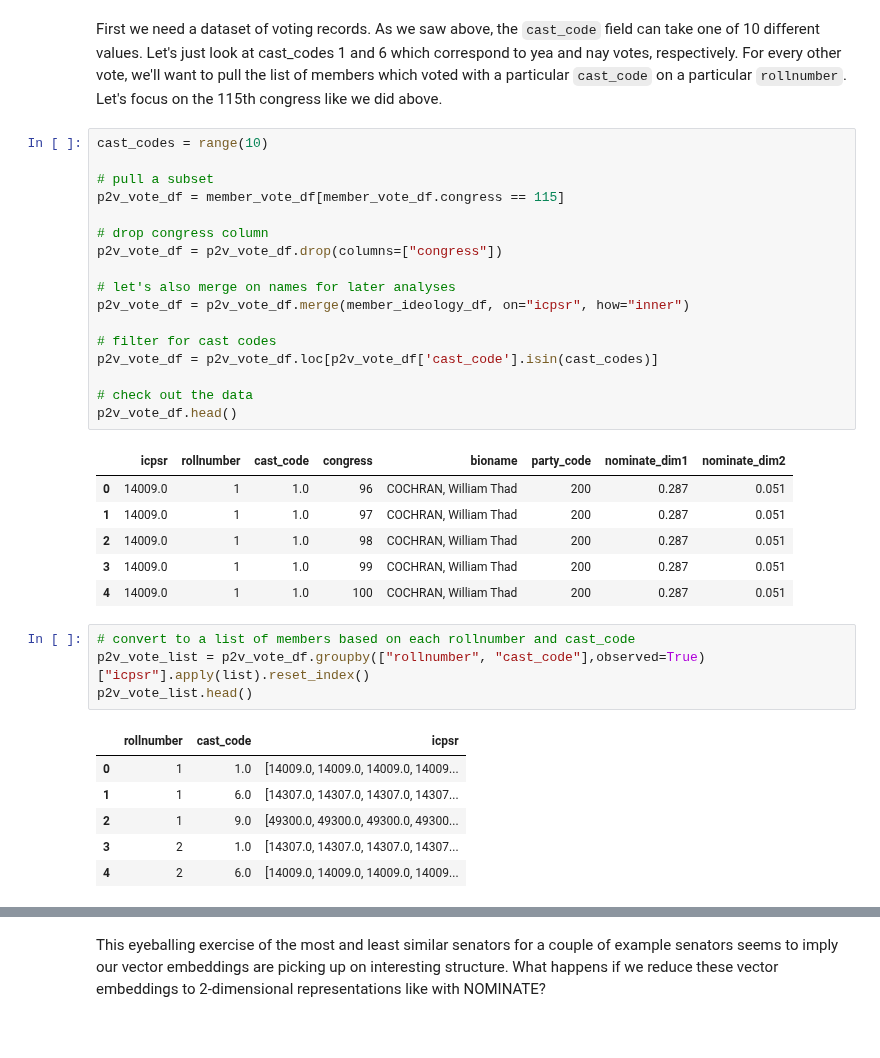
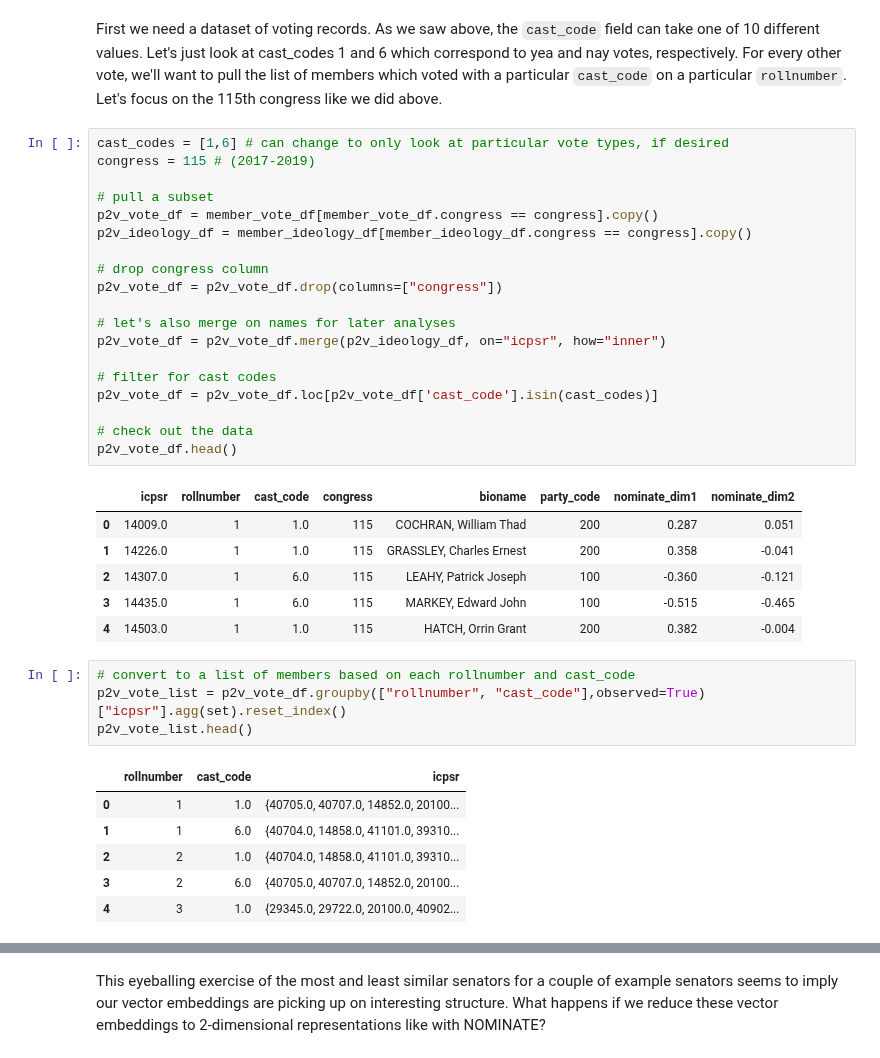
Before and after one commit to rfunklab/computational_social_science_for_organizational_research, a Jupyter notebook: sessions/learning/notebook/learning.ipynb, the cells around one changed output, grey strips where cells are left out. Cells and saved outputs as stored; diff of their text form.

```diff
--- a/sessions/learning/notebook/learning.ipynb
+++ b/sessions/learning/notebook/learning.ipynb
@@ -677,37 +677,39 @@ For the moment, let's see if we can create our own NOMINATE measure by embedding
 # %% [markdown]
 First we need a dataset of voting records. As we saw above, the `cast_code` field can take one of 10 different values. Let's just look at cast_codes 1 and 6 which correspond to yea and nay votes, respectively. For every other vote, we'll want to pull the list of members which voted with a particular `cast_code` on a particular `rollnumber`. Let's focus on the 115th congress like we did above.
 # %%
-cast_codes = range(10)
+cast_codes = [1,6] # can change to only look at particular vote types, if desired
+congress = 115 # (2017-2019)
 
 # pull a subset
-p2v_vote_df = member_vote_df[member_vote_df.congress == 115]
+p2v_vote_df = member_vote_df[member_vote_df.congress == congress].copy()
+p2v_ideology_df = member_ideology_df[member_ideology_df.congress == congress].copy()
 
 # drop congress column
 p2v_vote_df = p2v_vote_df.drop(columns=["congress"])
 
 # let's also merge on names for later analyses
-p2v_vote_df = p2v_vote_df.merge(member_ideology_df, on="icpsr", how="inner")
+p2v_vote_df = p2v_vote_df.merge(p2v_ideology_df, on="icpsr", how="inner")
 
 # filter for cast codes
 p2v_vote_df = p2v_vote_df.loc[p2v_vote_df['cast_code'].isin(cast_codes)]
 
 # check out the data
 p2v_vote_df.head()
 # %% [output]
 |  | icpsr | rollnumber | cast_code | congress | bioname | party_code | nominate_dim1 | nominate_dim2 |
-| 0 | 14009.0 | 1 | 1.0 | 96 | COCHRAN, William Thad | 200 | 0.287 | 0.051 |
-| 1 | 14009.0 | 1 | 1.0 | 97 | COCHRAN, William Thad | 200 | 0.287 | 0.051 |
-| 2 | 14009.0 | 1 | 1.0 | 98 | COCHRAN, William Thad | 200 | 0.287 | 0.051 |
-| 3 | 14009.0 | 1 | 1.0 | 99 | COCHRAN, William Thad | 200 | 0.287 | 0.051 |
-| 4 | 14009.0 | 1 | 1.0 | 100 | COCHRAN, William Thad | 200 | 0.287 | 0.051 |
+| 0 | 14009.0 | 1 | 1.0 | 115 | COCHRAN, William Thad | 200 | 0.287 | 0.051 |
+| 1 | 14226.0 | 1 | 1.0 | 115 | GRASSLEY, Charles Ernest | 200 | 0.358 | -0.041 |
+| 2 | 14307.0 | 1 | 6.0 | 115 | LEAHY, Patrick Joseph | 100 | -0.360 | -0.121 |
+| 3 | 14435.0 | 1 | 6.0 | 115 | MARKEY, Edward John | 100 | -0.515 | -0.465 |
+| 4 | 14503.0 | 1 | 1.0 | 115 | HATCH, Orrin Grant | 200 | 0.382 | -0.004 |
 # %%
 # convert to a list of members based on each rollnumber and cast_code
-p2v_vote_list = p2v_vote_df.groupby(["rollnumber", "cast_code"],observed=True)["icpsr"].apply(list).reset_index()
+p2v_vote_list = p2v_vote_df.groupby(["rollnumber", "cast_code"],observed=True)["icpsr"].agg(set).reset_index()
 p2v_vote_list.head()
 # %% [output]
 |  | rollnumber | cast_code | icpsr |
-| 0 | 1 | 1.0 | [14009.0, 14009.0, 14009.0, 14009... |
-| 1 | 1 | 6.0 | [14307.0, 14307.0, 14307.0, 14307... |
-| 2 | 1 | 9.0 | [49300.0, 49300.0, 49300.0, 49300... |
-| 3 | 2 | 1.0 | [14307.0, 14307.0, 14307.0, 14307... |
-| 4 | 2 | 6.0 | [14009.0, 14009.0, 14009.0, 14009... |
+| 0 | 1 | 1.0 | {40705.0, 40707.0, 14852.0, 20100... |
+| 1 | 1 | 6.0 | {40704.0, 14858.0, 41101.0, 39310... |
+| 2 | 2 | 1.0 | {40704.0, 14858.0, 41101.0, 39310... |
+| 3 | 2 | 6.0 | {40705.0, 40707.0, 14852.0, 20100... |
+| 4 | 3 | 1.0 | {29345.0, 29722.0, 20100.0, 40902... |
```
Also changed, not shown: parts of 13 cells of this notebook.
